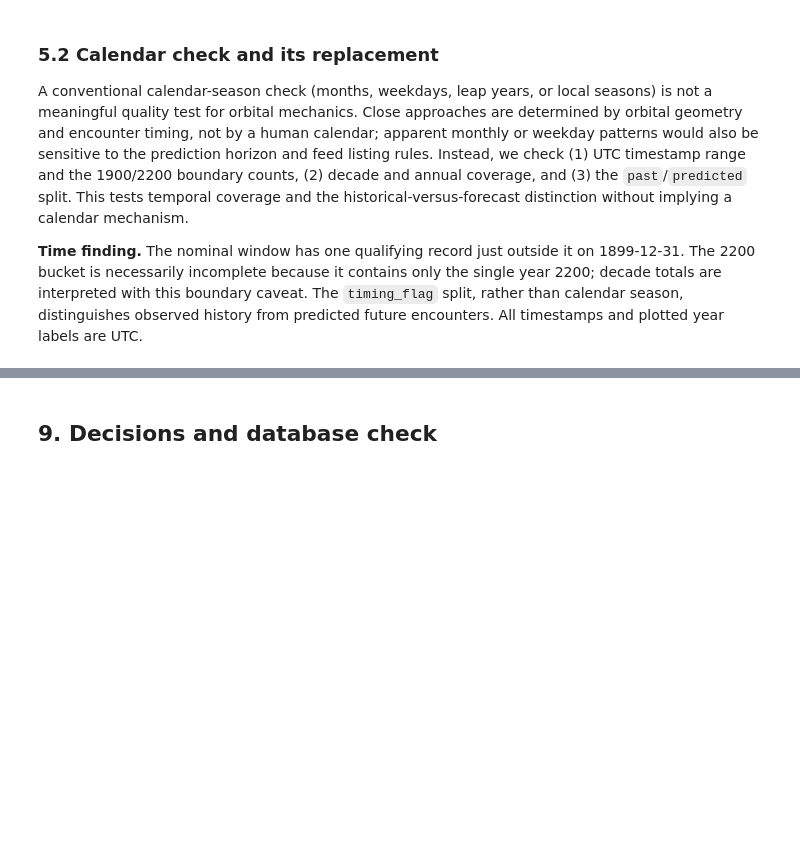
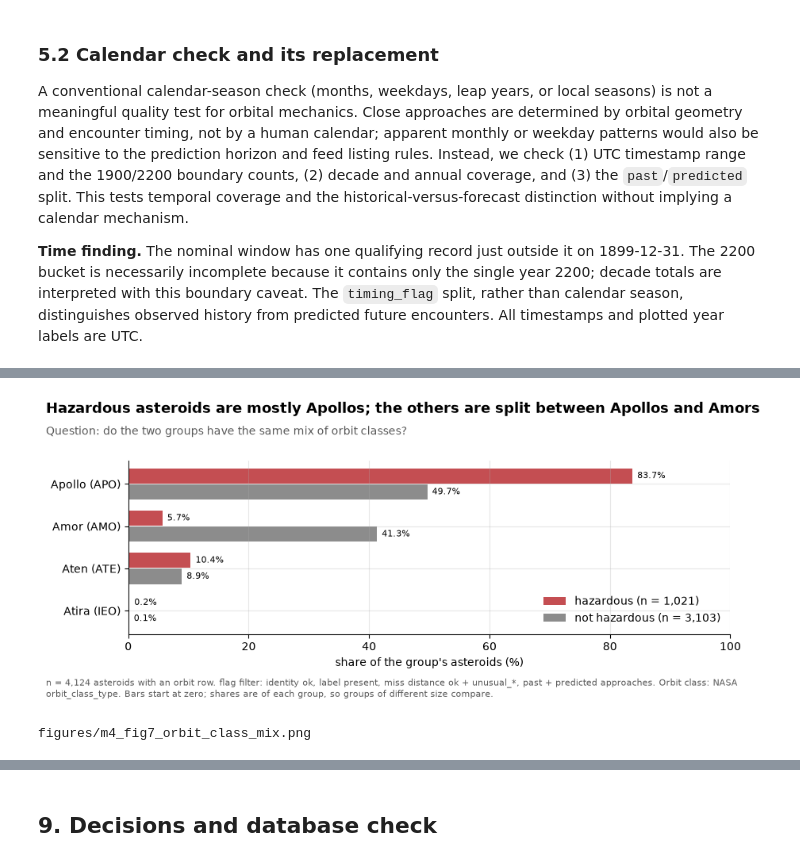
Before and after one commit to eliffshnn/nasa-data-pipeline, a Jupyter notebook: notebooks/m4_eda.ipynb, the cells around one changed output, grey strips where cells are left out. Cells and saved outputs as stored; diff of their text form; code cells hidden in the pictures; blank space fills up the shorter version.

```diff
--- a/notebooks/m4_eda.ipynb
+++ b/notebooks/m4_eda.ipynb
@@ -560,0 +722,8 @@ A conventional calendar-season check (months, weekdays, leap years, or local sea
+# %%
+label = prof.hazardous.map(names).rename("label")
+mix = pd.crosstab(prof.orbit_class, label, normalize="columns") * 100
+mix_n = pd.crosstab(prof.orbit_class, label)
+cov = prof.pivot_table(index="orbit_class", columns=label, values="n_earth_approaches", aggfunc="median")
+composition = pd.concat({"share of group (%)": mix.round(1), "asteroids": mix_n, "median listed Earth approaches": cov}, axis=1)
+print(f"n = {len(prof):,} asteroids | {KEY_FILTER_TEXT}")
+composition
@@ -560,0 +739,26 @@ A conventional calendar-season check (months, weekdays, leap years, or local sea
+# %%
+order = ["APO", "AMO", "ATE", "IEO"]
+labels = {"APO": "Apollo (APO)", "AMO": "Amor (AMO)", "ATE": "Aten (ATE)", "IEO": "Atira (IEO)"}
+fig, ax = plt.subplots(figsize=(9, 3.8))
+y = np.arange(len(order))
+for k, hz in enumerate((1, 0)):
+    vals = mix.reindex(order)[names[hz]].fillna(0).values
+    n_g = (prof.hazardous == hz).sum()
+    ax.barh(y + (k - 0.5) * 0.38, vals, height=0.36, color=colors[hz], label=f"{names[hz]} (n = {n_g:,})")
+    for yy, v in zip(y + (k - 0.5) * 0.38, vals):
+        ax.text(v + 0.8, yy, f"{v:.1f}%", va="center", fontsize=8)
+ax.set_yticks(y, [labels[c] for c in order])
+ax.invert_yaxis()
+ax.set_xlim(0, 100)
+ax.set_xlabel("share of the group's asteroids (%)")
+ax.legend(loc="lower right")
+path = finish(fig, "m4_fig7_orbit_class_mix",
+              "Hazardous asteroids are mostly Apollos; the others are split between Apollos and Amors",
+              "Question: do the two groups have the same mix of orbit classes?",
+              f"n = {len(prof):,} asteroids with an orbit row. {KEY_FILTER_TEXT}. Orbit class: NASA orbit_class_type. "
+              "Bars start at zero; shares are of each group, so groups of different size compare.")
+plt.show()
+print(path.relative_to(ROOT))
+# %% [output]
+[figure, added]
+figures/m4_fig7_orbit_class_mix.png
```
Also changed, not shown: parts of 25 cells of this notebook, 8 other files.
